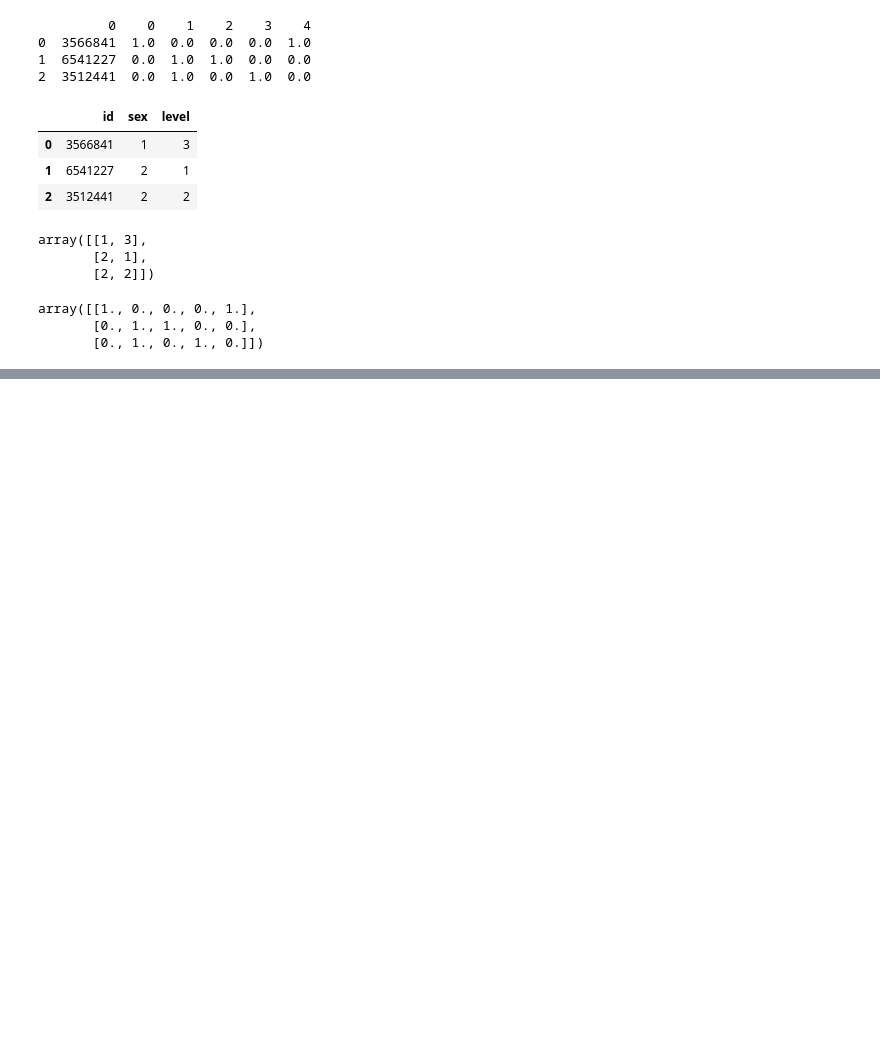
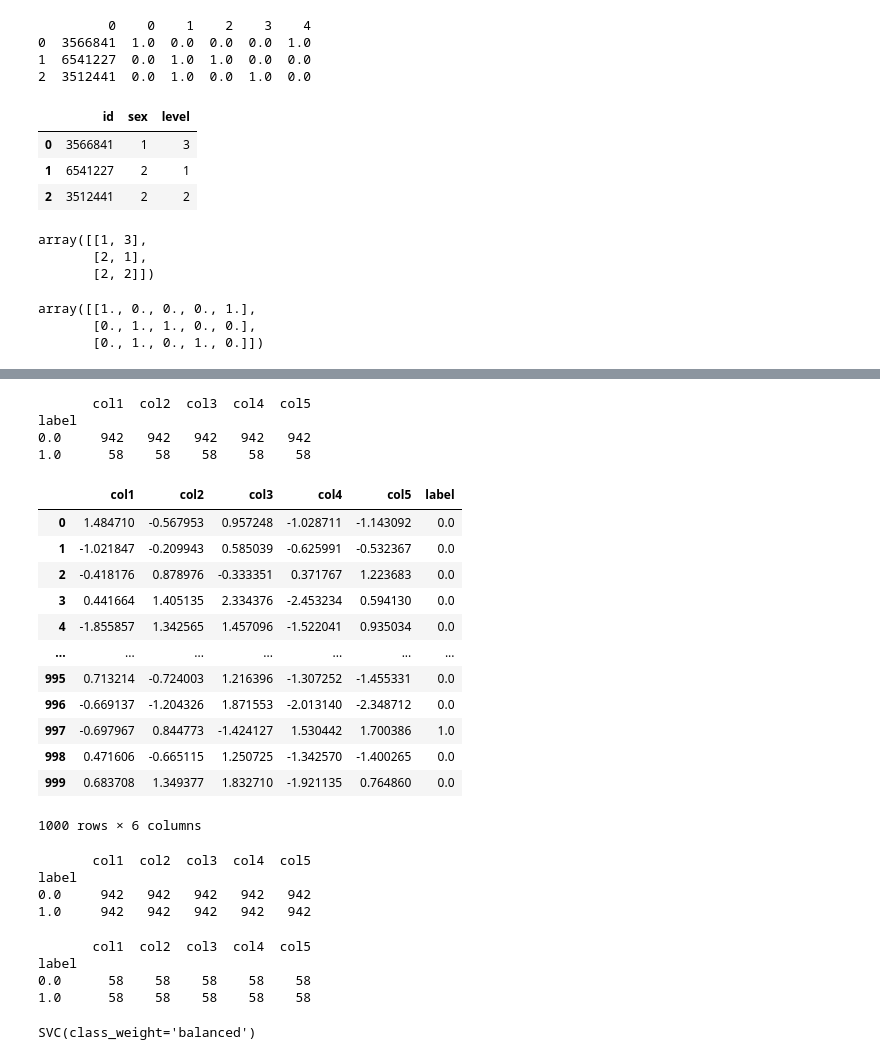
Before and after one commit to Alantan389/python-data-analysis-concept-reference, a Jupyter notebook: Untitled6.ipynb, the cells around one changed output, grey strips where cells are left out. Cells and saved outputs as stored; diff of their text form; code cells hidden in the pictures; blank space fills up the shorter version.

```diff
--- a/Untitled6.ipynb
+++ b/Untitled6.ipynb
@@ -304,0 +452,73 @@ array([[1., 0., 0., 0., 1.],
+# %%
+
+
+from imblearn.over_sampling import SMOTE  # 过抽样处理库SMOTE
+from imblearn.under_sampling import RandomUnderSampler  # 欠抽样处理库RandomUnderSampler
+from sklearn.svm import SVC  # SVM中的分类算法SVC
+from imblearn.ensemble import EasyEnsembleClassifier  # 简单集成方法EasyEnsemble
+
+
+
+# 导入数据文件
+bjh = pd.read_table('/Users/balance/Desktop/python data analysis concept reference/data2.txt', sep=' ', names=['col1', 'col2', 'col3', 'col4', 'col5', 'label'])  # 读取数据文件
+x_bjh = bjh.iloc[:, :-1]  # 切片，得到输入x
+y_bjh = bjh.iloc[:, -1]  # 切片，得到标签y
+groupby_data_orgianl = bjh.groupby('label').count()  # 对label做分类汇总
+print (groupby_data_orgianl)  # 打印输出原始数据集样本分类分布
+# %% [output]
+       col1  col2  col3  col4  col5
+label
+0.0     942   942   942   942   942
+1.0      58    58    58    58    58
+# %%
+bjh
+# %% [output]
+|  | col1 | col2 | col3 | col4 | col5 | label |
+| 0 | 1.484710 | -0.567953 | 0.957248 | -1.028711 | -1.143092 | 0.0 |
+| 1 | -1.021847 | -0.209943 | 0.585039 | -0.625991 | -0.532367 | 0.0 |
+| 2 | -0.418176 | 0.878976 | -0.333351 | 0.371767 | 1.223683 | 0.0 |
+| 3 | 0.441664 | 1.405135 | 2.334376 | -2.453234 | 0.594130 | 0.0 |
+| 4 | -1.855857 | 1.342565 | 1.457096 | -1.522041 | 0.935034 | 0.0 |
+| ... | ... | ... | ... | ... | ... | ... |
+| 995 | 0.713214 | -0.724003 | 1.216396 | -1.307252 | -1.455331 | 0.0 |
+| 996 | -0.669137 | -1.204326 | 1.871553 | -2.013140 | -2.348712 | 0.0 |
+| 997 | -0.697967 | 0.844773 | -1.424127 | 1.530442 | 1.700386 | 1.0 |
+| 998 | 0.471606 | -0.665115 | 1.250725 | -1.342570 | -1.400265 | 0.0 |
+| 999 | 0.683708 | 1.349377 | 1.832710 | -1.921135 | 0.764860 | 0.0 |
+1000 rows × 6 columns
+# %%
+# 使用SMOTE方法进行过抽样处理
+model_smote = SMOTE()  # 建立SMOTE模型对象
+x_smote_resampled, y_smote_resampled = model_smote.fit_resample(x_bjh, y_bjh)  # 输入数据并作过抽样处理
+x_smote_resampled = pd.DataFrame(x_smote_resampled, columns=['col1', 'col2', 'col3', 'col4', 'col5'])  # 将数据转换为数据框并命名列名
+y_smote_resampled = pd.DataFrame(y_smote_resampled, columns=['label'])  # 将数据转换为数据框并命名列名
+smote_resampled = pd.concat([x_smote_resampled, y_smote_resampled], axis=1)  # 按列合并数据框
+groupby_data_smote = smote_resampled.groupby('label').count()  # 对label做分类汇总
+print (groupby_data_smote)  # 打印输出经过SMOTE处理后的数据集样本分类分布
+# %% [output]
+       col1  col2  col3  col4  col5
+label
+0.0     942   942   942   942   942
+1.0     942   942   942   942   942
+# %%
+# 使用RandomUnderSampler方法进行欠抽样处理
+model_RandomUnderSampler = RandomUnderSampler()  # 建立RandomUnderSampler模型对象
+x_RandomUnderSampler_resampled, y_RandomUnderSampler_resampled = model_RandomUnderSampler.fit_resample(x_bjh, y_bjh)  # 输入数据并作欠抽样处理
+x_RandomUnderSampler_resampled = pd.DataFrame(x_RandomUnderSampler_resampled,
+                                              columns=['col1', 'col2', 'col3', 'col4', 'col5'])  # 将数据转换为数据框并命名列名
+y_RandomUnderSampler_resampled = pd.DataFrame(y_RandomUnderSampler_resampled, columns=['label'])  # 将数据转换为数据框并命名列名
+RandomUnderSampler_resampled = pd.concat([x_RandomUnderSampler_resampled, y_RandomUnderSampler_resampled],
+                                         axis=1)  # 按列合并数据框
+groupby_data_RandomUnderSampler = RandomUnderSampler_resampled.groupby('label').count()  # 对label做分类汇总
+print (groupby_data_RandomUnderSampler)  # 打印输出经过RandomUnderSampler处理后的数据集样本分类分布
+# %% [output]
+       col1  col2  col3  col4  col5
+label
+0.0      58    58    58    58    58
+1.0      58    58    58    58    58
+# %%
+# 使用SVM的权重调节处理不均衡样本
+model_svm = SVC(class_weight='balanced')  # 创建SVC模型对象并指定类别权重
+model_svm.fit(x_bjh, y_bjh)  # 输入x和y并训练模型
+# %% [output]
+SVC(class_weight='balanced')
```
Also changed, not shown: parts of 30 cells of this notebook.
